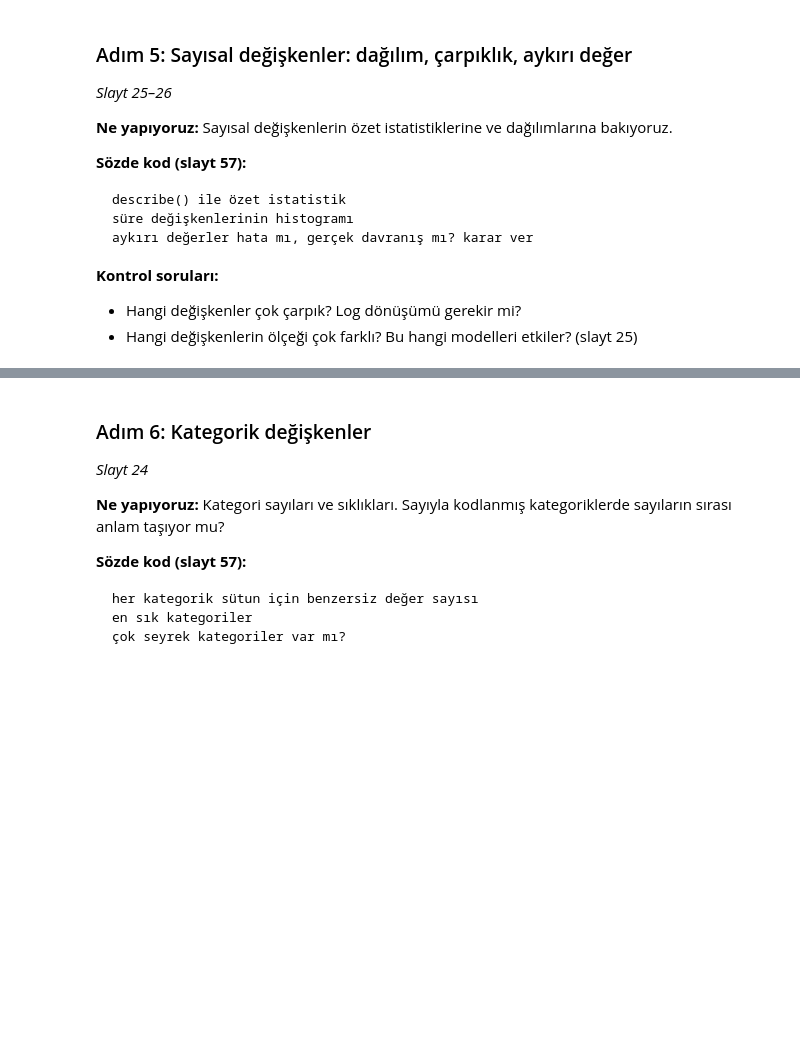
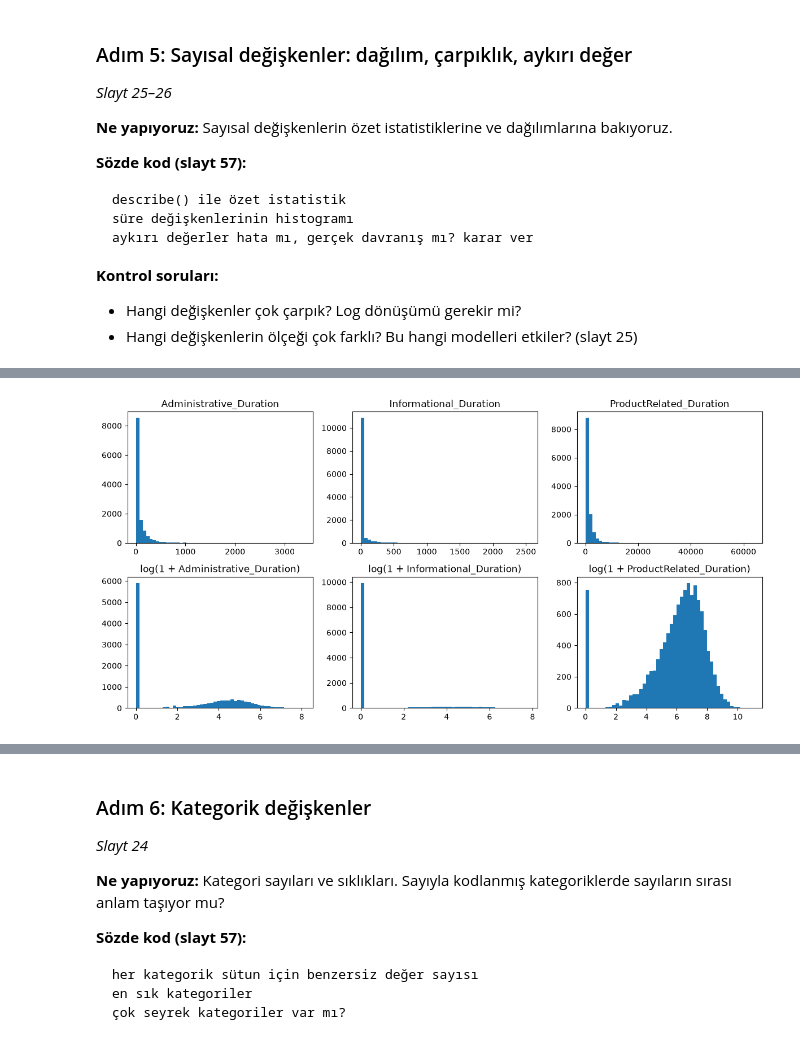
Before and after one commit to kayaalpismail1221-glitch/Ml_al-veri-_projesi, a Jupyter notebook: notebooks/01_eda.ipynb, the cells around one changed output, grey strips where cells are left out. Cells and saved outputs as stored; diff of their text form; code cells hidden in the pictures; blank space fills up the shorter version.

```diff
--- a/notebooks/01_eda.ipynb
+++ b/notebooks/01_eda.ipynb
@@ -238,0 +254,15 @@ aykırı değerler hata mı, gerçek davranış mı? karar ver
+# %%
+# süre değişkenleri: üst satır ham değer, alt satır log(1 + x)
+dur_cols = ["Administrative_Duration", "Informational_Duration", "ProductRelated_Duration"]
+fig, axes = plt.subplots(2, 3, figsize=(12, 6))
+for i, col in enumerate(dur_cols):
+    axes[0, i].hist(raw[col], bins=50)
+    axes[0, i].set_title(col)
+    # log1p: 0 saniyeyi bozmadan uzun kuyruğu sıkıştırır
+    axes[1, i].hist(np.log1p(raw[col]), bins=50)
+    axes[1, i].set_title("log(1 + " + col + ")")
+fig.tight_layout()
+fig.savefig(config.FIG_DIR / "01_sure_dagilimlari.png", dpi=150, bbox_inches="tight")
+plt.show()
+# %% [output]
+[figure, added]
```
Also changed, not shown: parts of 3 cells of this notebook, 3 other files.
